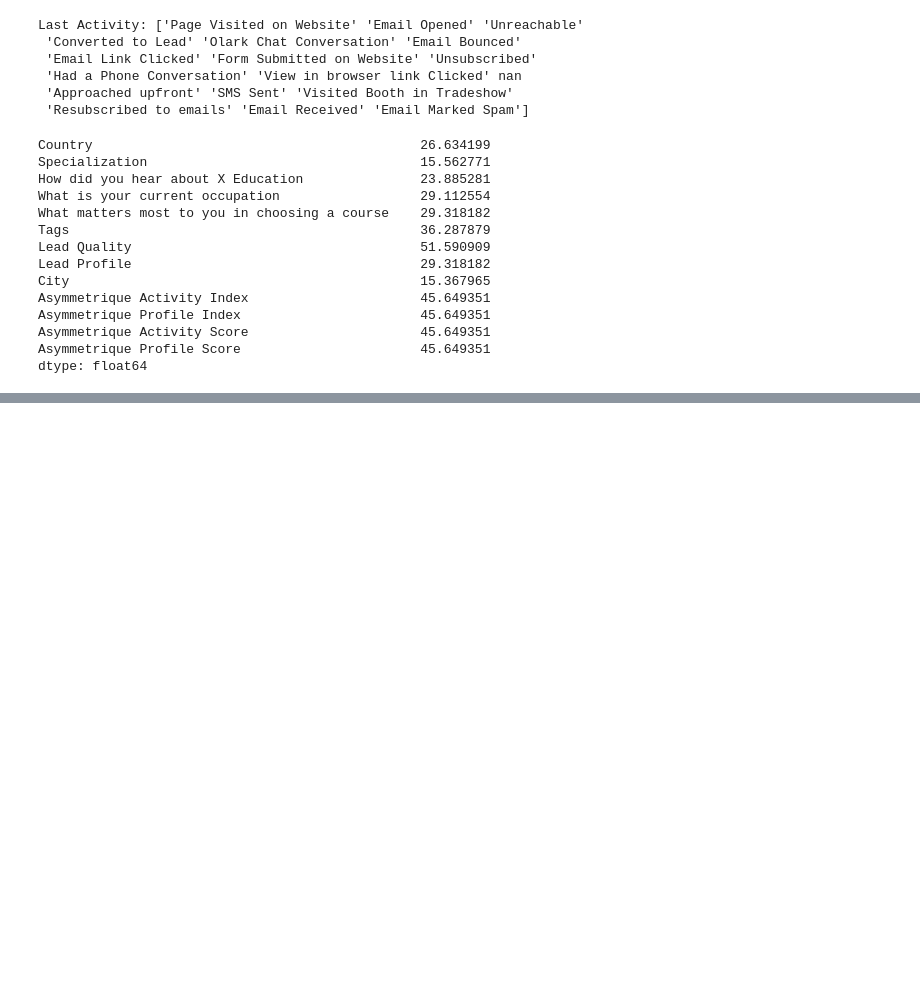
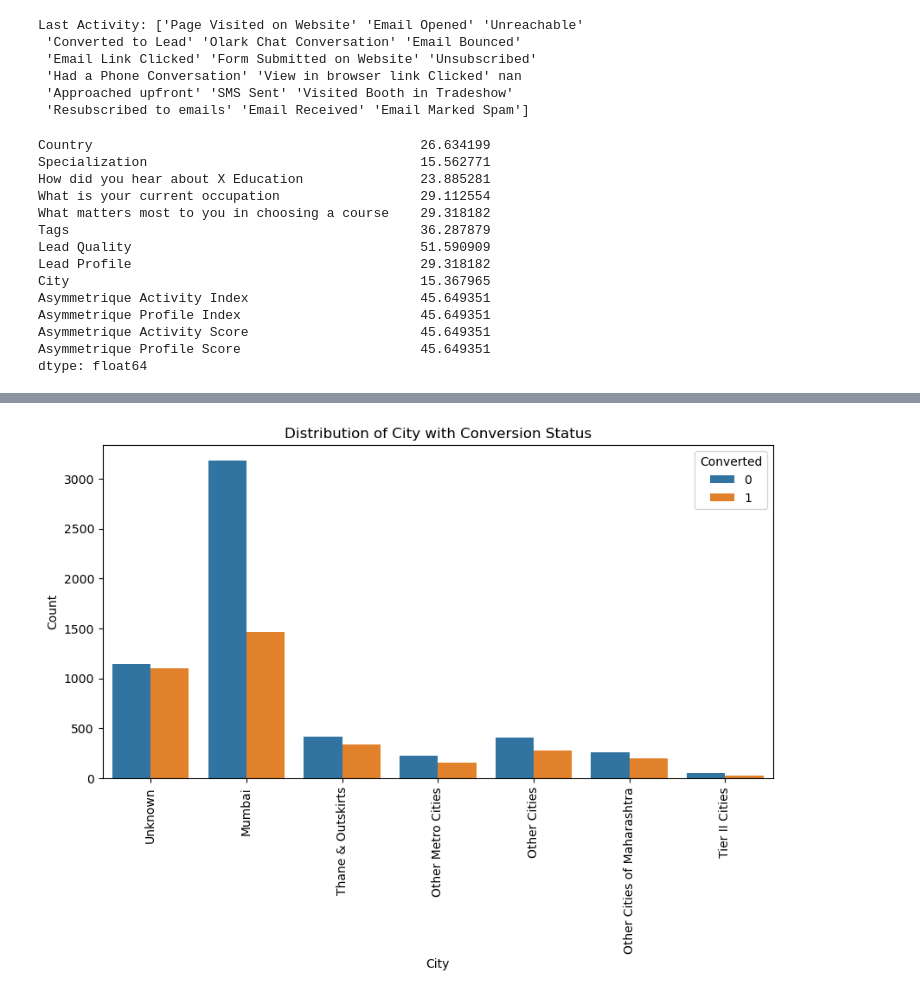
Before and after one commit to paulamisurroy/lead-scoring-logicalRegression, a Jupyter notebook: Lead_Scoring_V1.ipynb, the cells around one changed output, grey strips where cells are left out. Saved outputs shown, nothing was run; the diff lists cells and outputs as text; code cells hidden in the pictures; blank space fills up the shorter version.

```diff
--- a/Lead_Scoring_V1.ipynb
+++ b/Lead_Scoring_V1.ipynb
@@ -218,0 +225,3 @@ dtype: float64
+# %%
+#dropping cols with more than 45% missing values
+data = data.drop(['Asymmetrique Profile Score','Asymmetrique Activity Score','Asymmetrique Profile Index','Asymmetrique Activity Index'],axis =1)
@@ -218,0 +355,13 @@ dtype: float64
+# %%
+def categorize_country(country):
+    if country == 'India':
+        return 'India'
+    elif country in ['unknown', ''] or pd.isna(country):
+        return 'Unknown'
+    else:
+        return 'Outside India'
+
+data['Country'] = data['Country'].apply(categorize_country)
+
+
+print(data['Country'].value_counts())
@@ -218,0 +393,12 @@ dtype: float64
+# %%
+# Define the function to categorize cities
+def categorize_city(city):
+    if city == 'Select':
+        return 'Unknown'
+    else:
+        return city
+
+data['City'] = data['City'].apply(categorize_city)
+
+
+print(data['City'].value_counts())
@@ -218,0 +423,3 @@ dtype: float64
+# %%
+## the distribution is heavily skewed, hence it is safe to drop this column
+data.drop('Country', axis = 1, inplace = True)
@@ -218,0 +450,12 @@ dtype: float64
+# %%
+#plotting spread of City columnn
+
+plt.figure(figsize=(10, 5))
+s1 = sns.countplot(x='City', hue='Converted', data=data)
+s1.set_xticklabels(s1.get_xticklabels(), rotation=90)
+plt.title('Distribution of City with Conversion Status')
+plt.xlabel('City')
+plt.ylabel('Count')
+plt.show()
+# %% [output]
+[figure, added]
```
Also changed, not shown: parts of 44 cells of this notebook.
